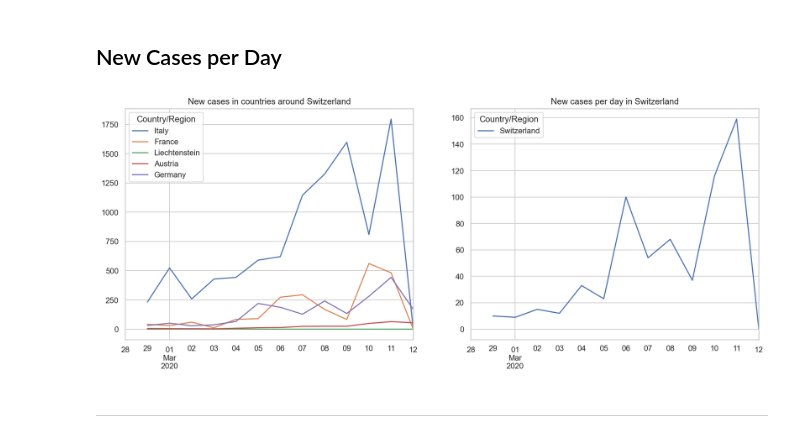
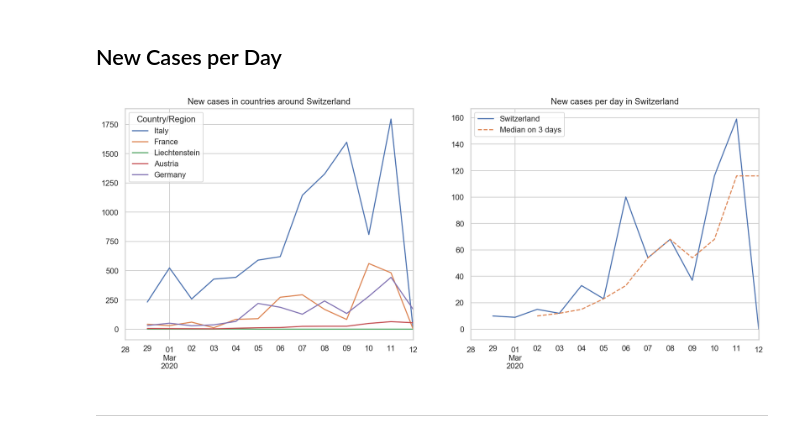
Before and after one commit to fredmontet/co-vidis, a Jupyter notebook: notebooks/co-vidis.ipynb, the cells around one changed output. Drawn from its saved outputs; the diff is of its cells as text; code cells hidden in the pictures.

Commit message:
add median

```diff
--- a/notebooks/co-vidis.ipynb
+++ b/notebooks/co-vidis.ipynb
@@ -133,9 +133,11 @@ df
 # %%
 fig, (ax1, ax2) = plt.subplots(1,2)
 existing[CH_neighbors].diff().plot(ax=ax1, figsize=(16,6), title="New cases in countries around Switzerland")
-existing[CH].diff().plot(ax=ax2, title="New cases per day in Switzerland");
+existing[CH].diff().plot(ax=ax2, style="-", title="New cases per day in Switzerland");
+existing[CH].diff().rolling(3).median().plot(ax=ax2, style="--", title="New cases per day in Switzerland");
+ax2.legend(["Switzerland", "Median on 3 days"]);
 # %% [output]
-[figure, old version]
+[figure, new version]
 # %% [markdown]
 ---
 # %%
```
Also changed, not shown: parts of 2 cells of this notebook.
